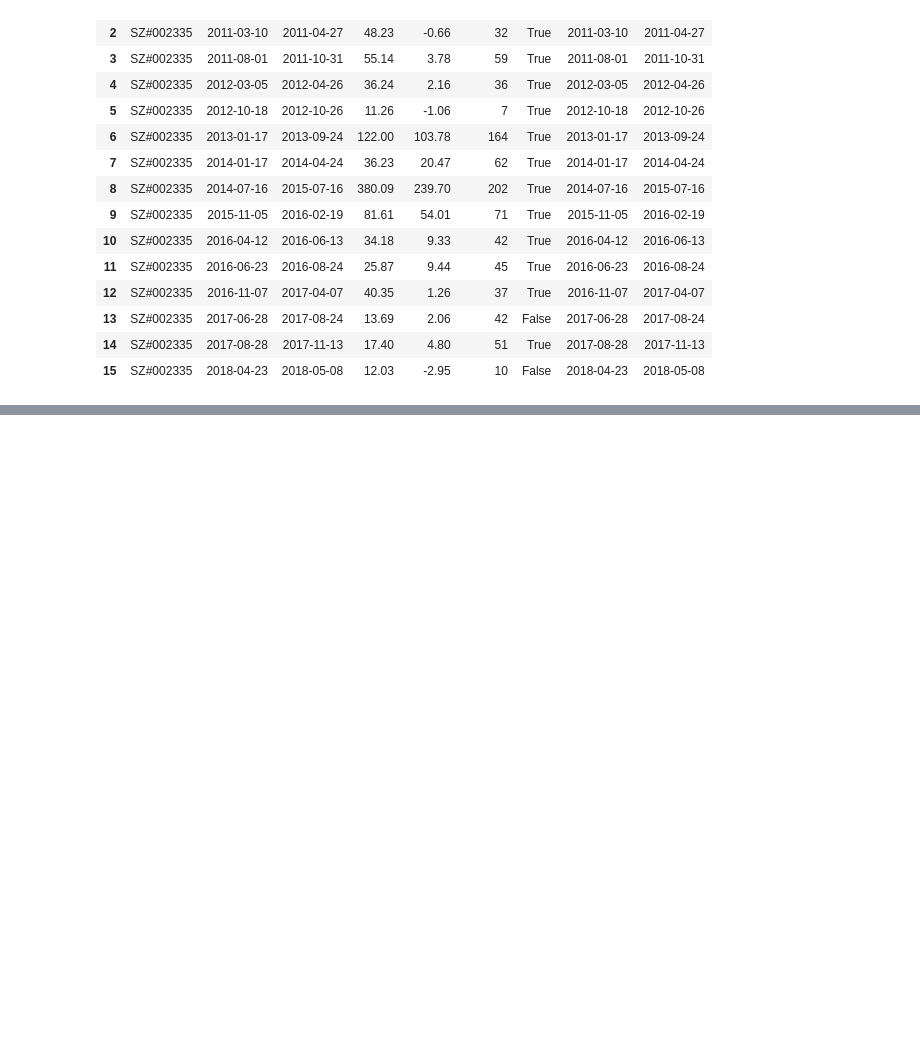
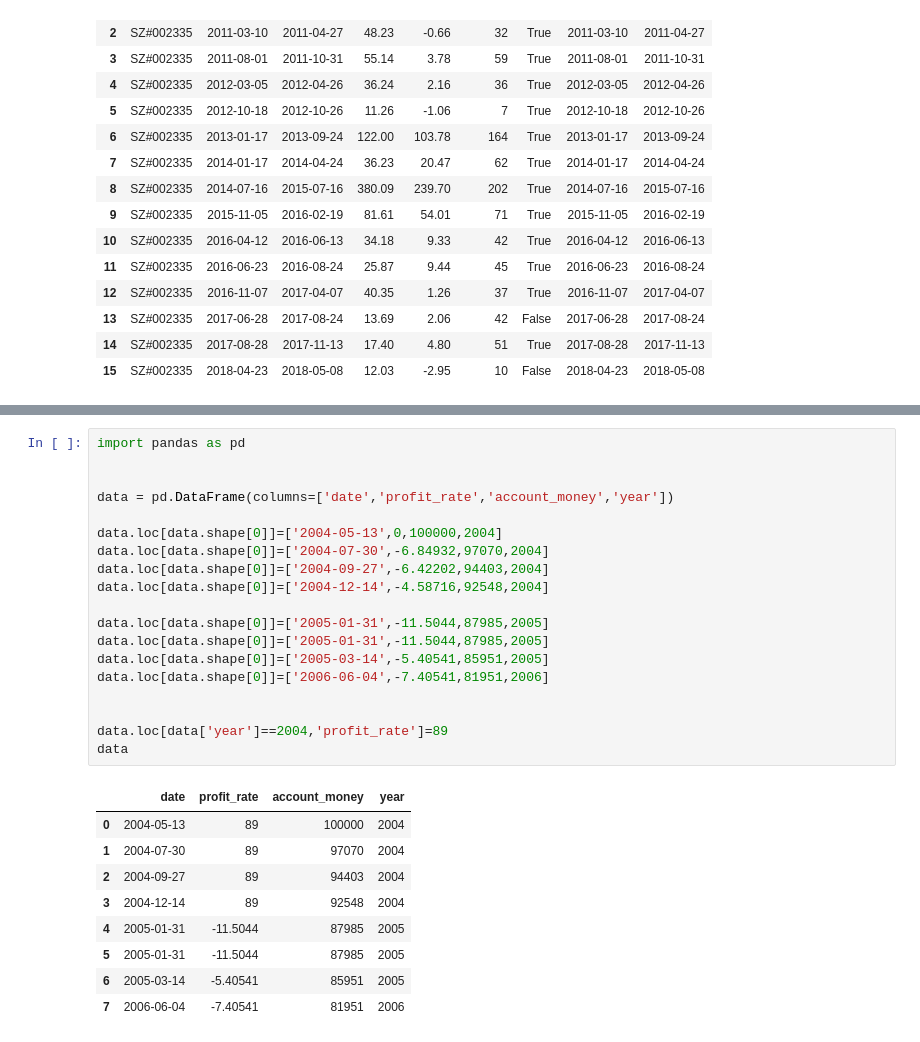
Before and after one commit to mojia/rocket, a Jupyter notebook: pd-demo.ipynb, the cells around one changed output, grey strips where cells are left out. Cells and saved outputs as stored; diff of their text form; blank space fills up the shorter version.

```diff
--- a/pd-demo.ipynb
+++ b/pd-demo.ipynb
@@ -198,0 +231,29 @@ df
+# %%
+import pandas as pd
+
+
+data = pd.DataFrame(columns=['date','profit_rate','account_money','year'])
+
+data.loc[data.shape[0]]=['2004-05-13',0,100000,2004]
+data.loc[data.shape[0]]=['2004-07-30',-6.84932,97070,2004]
+data.loc[data.shape[0]]=['2004-09-27',-6.42202,94403,2004]
+data.loc[data.shape[0]]=['2004-12-14',-4.58716,92548,2004]
+
+data.loc[data.shape[0]]=['2005-01-31',-11.5044,87985,2005]
+data.loc[data.shape[0]]=['2005-01-31',-11.5044,87985,2005]
+data.loc[data.shape[0]]=['2005-03-14',-5.40541,85951,2005]
+data.loc[data.shape[0]]=['2006-06-04',-7.40541,81951,2006]
+
+
+data.loc[data['year']==2004,'profit_rate']=89
+data
+# %% [output]
+|  | date | profit_rate | account_money | year |
+| 0 | 2004-05-13 | 89 | 100000 | 2004 |
+| 1 | 2004-07-30 | 89 | 97070 | 2004 |
+| 2 | 2004-09-27 | 89 | 94403 | 2004 |
+| 3 | 2004-12-14 | 89 | 92548 | 2004 |
+| 4 | 2005-01-31 | -11.5044 | 87985 | 2005 |
+| 5 | 2005-01-31 | -11.5044 | 87985 | 2005 |
+| 6 | 2005-03-14 | -5.40541 | 85951 | 2005 |
+| 7 | 2006-06-04 | -7.40541 | 81951 | 2006 |
```
Also changed, not shown: parts of 4 cells of this notebook, 7 other files.
